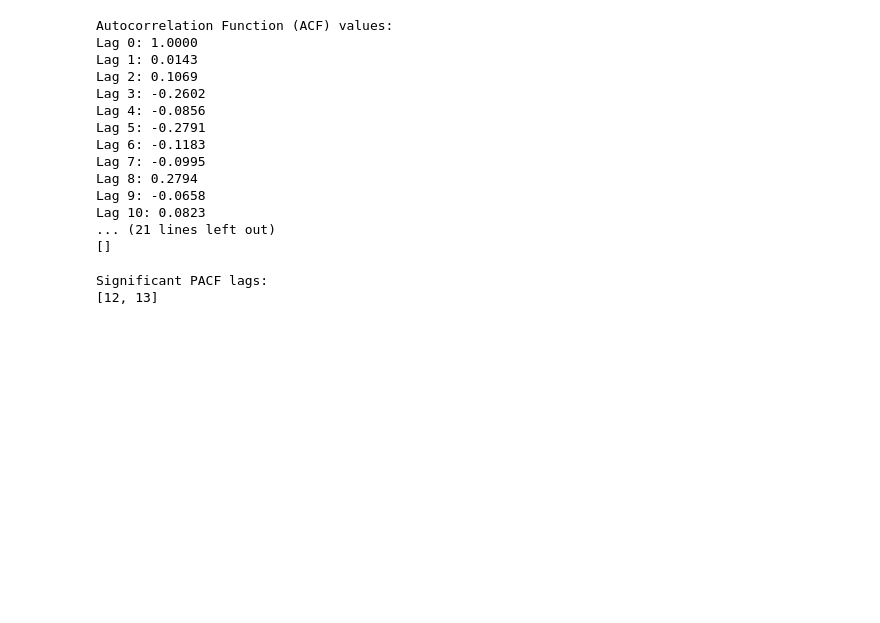
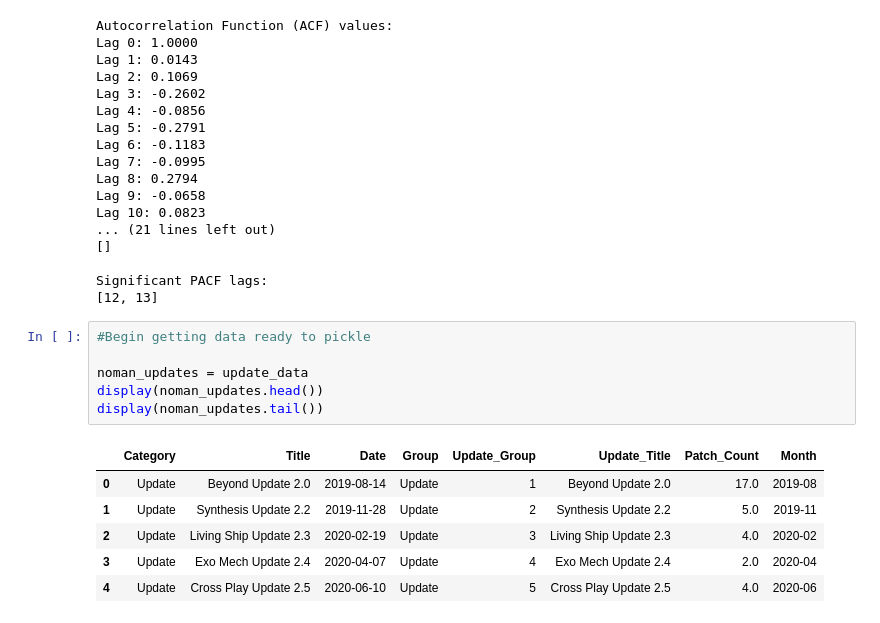
Before and after one commit to SikoticVinyl/Project1, a Jupyter notebook: UpdateAnalysis/noman_Updates.ipynb, the cells around one changed output. Cells and saved outputs as stored; diff of their text form; blank space fills up the shorter version.

Commit message:
pickled noman update data.

```diff
--- a/UpdateAnalysis/noman_Updates.ipynb
+++ b/UpdateAnalysis/noman_Updates.ipynb
@@ -610,3 +610,16 @@ Lag 10: 0.0823
 
 Significant PACF lags:
 [12, 13]
+# %%
+#Begin getting data ready to pickle
+
+noman_updates = update_data
+display(noman_updates.head())
+display(noman_updates.tail())
+# %% [output]
+|  | Category | Title | Date | Group | Update_Group | Update_Title | Patch_Count | Month |
+| 0 | Update | Beyond Update 2.0 | 2019-08-14 | Update | 1 | Beyond Update 2.0 | 17.0 | 2019-08 |
+| 1 | Update | Synthesis Update 2.2 | 2019-11-28 | Update | 2 | Synthesis Update 2.2 | 5.0 | 2019-11 |
+| 2 | Update | Living Ship Update 2.3 | 2020-02-19 | Update | 3 | Living Ship Update 2.3 | 4.0 | 2020-02 |
+| 3 | Update | Exo Mech Update 2.4 | 2020-04-07 | Update | 4 | Exo Mech Update 2.4 | 2.0 | 2020-04 |
+| 4 | Update | Cross Play Update 2.5 | 2020-06-10 | Update | 5 | Cross Play Update 2.5 | 4.0 | 2020-06 |
```
Also changed, not shown: parts of 2 cells of this notebook, 2 other files.
